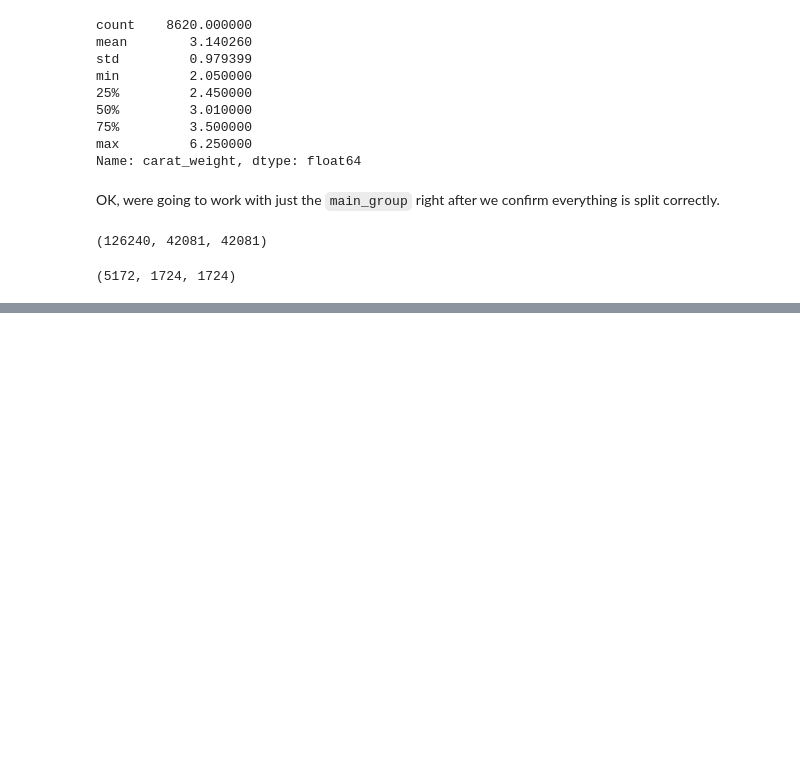
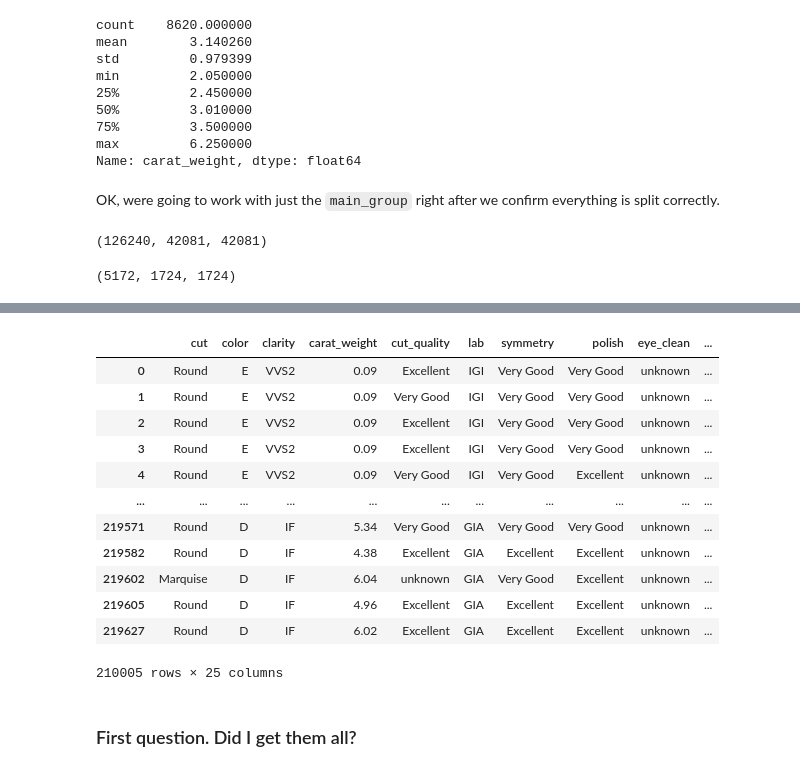
Before and after one commit to Data-Science-Projects-Code/Diamonds, a Jupyter notebook: notebooks/Models.ipynb, the cells around one changed output, grey strips where cells are left out. Drawn from its saved outputs; the diff is of its cells as text; code cells hidden in the pictures; blank space fills up the shorter version.

```diff
--- a/notebooks/Models.ipynb
+++ b/notebooks/Models.ipynb
@@ -993,0 +1020,18 @@ df_train, df_val, df_test, y_train, y_val, y_test = preprocess_data(main_group,
+# %%
+clear_diamonds
+# %% [output]
+|  | cut | color | clarity | carat_weight | cut_quality | lab | symmetry | polish | eye_clean | ... |
+| 0 | Round | E | VVS2 | 0.09 | Excellent | IGI | Very Good | Very Good | unknown | ... |
+| 1 | Round | E | VVS2 | 0.09 | Very Good | IGI | Very Good | Very Good | unknown | ... |
+| 2 | Round | E | VVS2 | 0.09 | Excellent | IGI | Very Good | Very Good | unknown | ... |
+| 3 | Round | E | VVS2 | 0.09 | Excellent | IGI | Very Good | Very Good | unknown | ... |
+| 4 | Round | E | VVS2 | 0.09 | Very Good | IGI | Very Good | Excellent | unknown | ... |
+| ... | ... | ... | ... | ... | ... | ... | ... | ... | ... | ... |
+| 219571 | Round | D | IF | 5.34 | Very Good | GIA | Very Good | Very Good | unknown | ... |
+| 219582 | Round | D | IF | 4.38 | Excellent | GIA | Excellent | Excellent | unknown | ... |
+| 219602 | Marquise | D | IF | 6.04 | unknown | GIA | Very Good | Excellent | unknown | ... |
+| 219605 | Round | D | IF | 4.96 | Excellent | GIA | Excellent | Excellent | unknown | ... |
+| 219627 | Round | D | IF | 6.02 | Excellent | GIA | Excellent | Excellent | unknown | ... |
+210005 rows × 25 columns
+# %% [markdown]
+### First question. Did I get them all?
```
Also changed, not shown: parts of 26 cells of this notebook, 1 other file.
